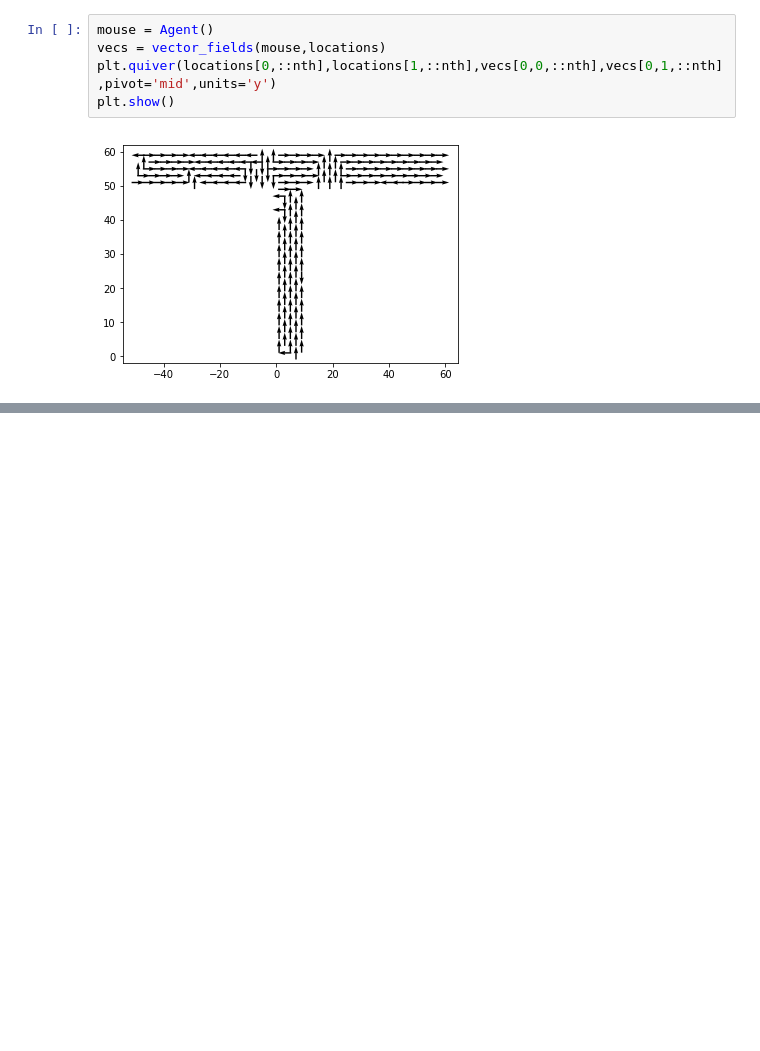
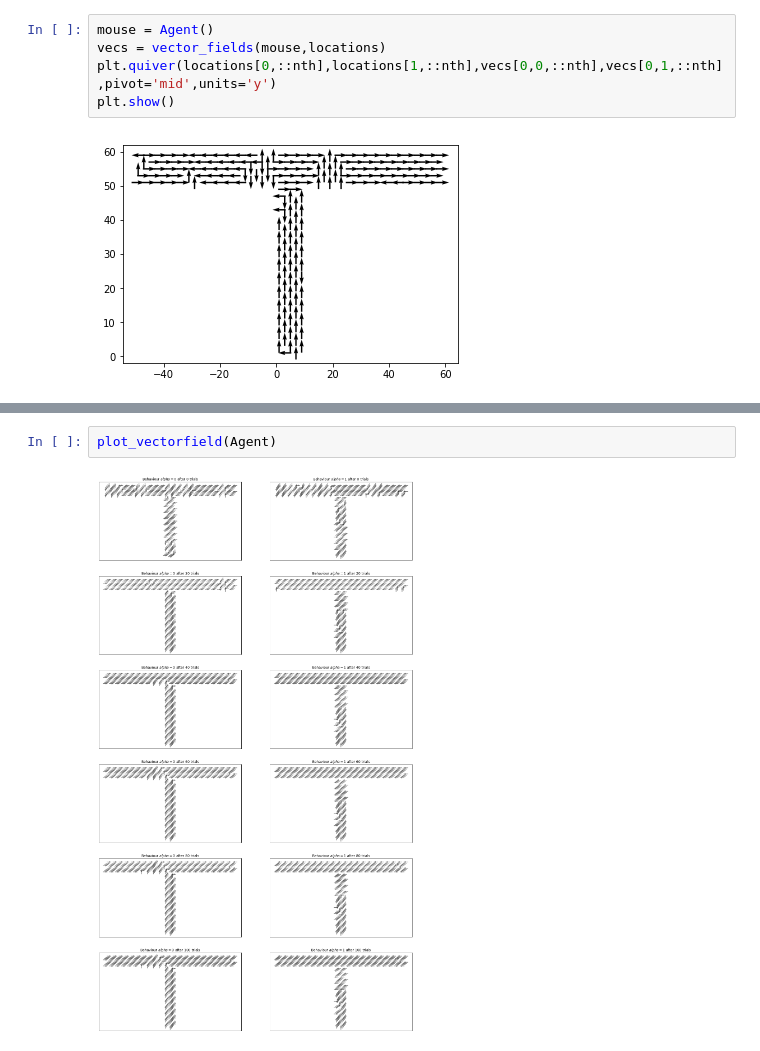
Before and after one commit to imLew/MHBF-project, a Jupyter notebook: main.ipynb, the cells around one changed output, grey strips where cells are left out. Cells and saved outputs as stored; diff of their text form; blank space fills up the shorter version.

```diff
--- a/main.ipynb
+++ b/main.ipynb
@@ -436,0 +423,4 @@ plt.show()
+# %%
+plot_vectorfield(Agent)
+# %% [output]
+[figure, added]
```
Also changed, not shown: parts of 12 cells of this notebook.
